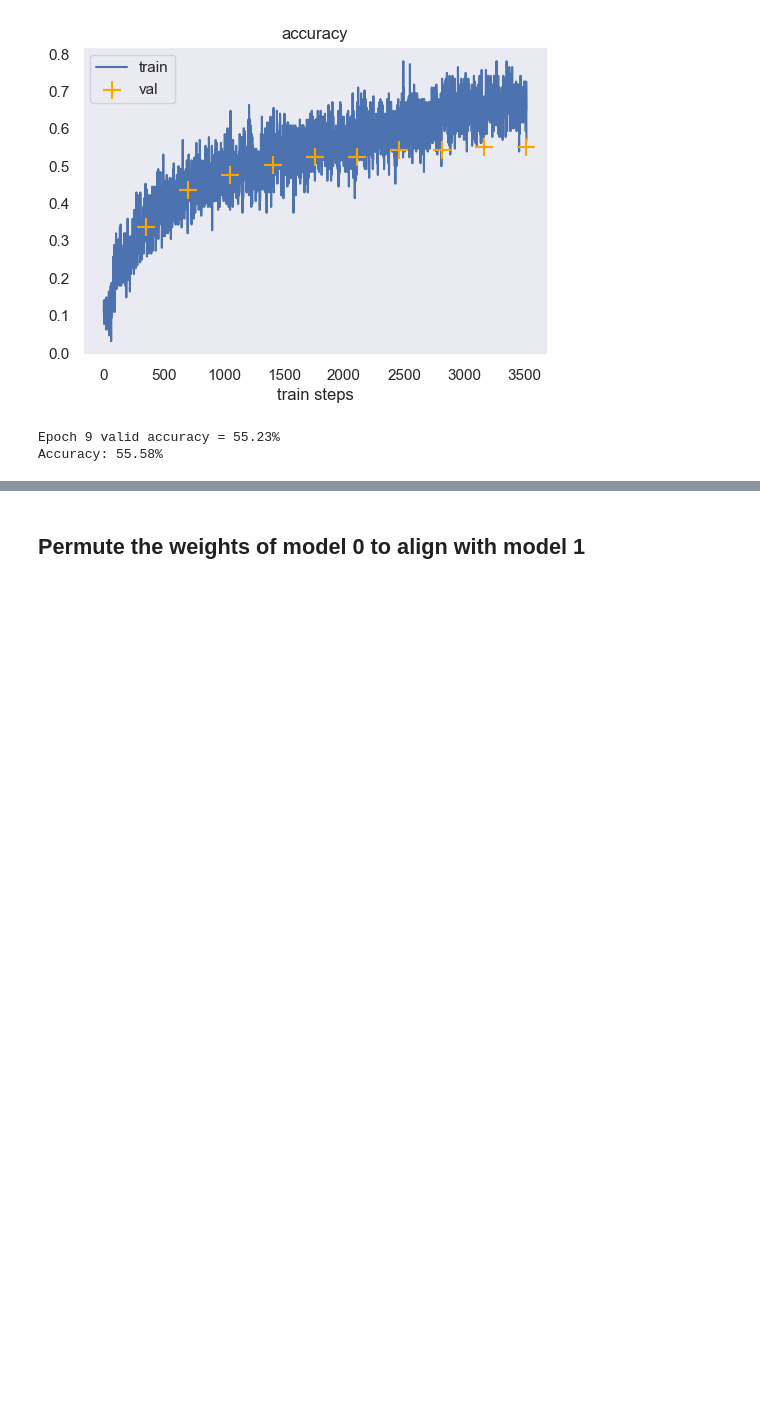
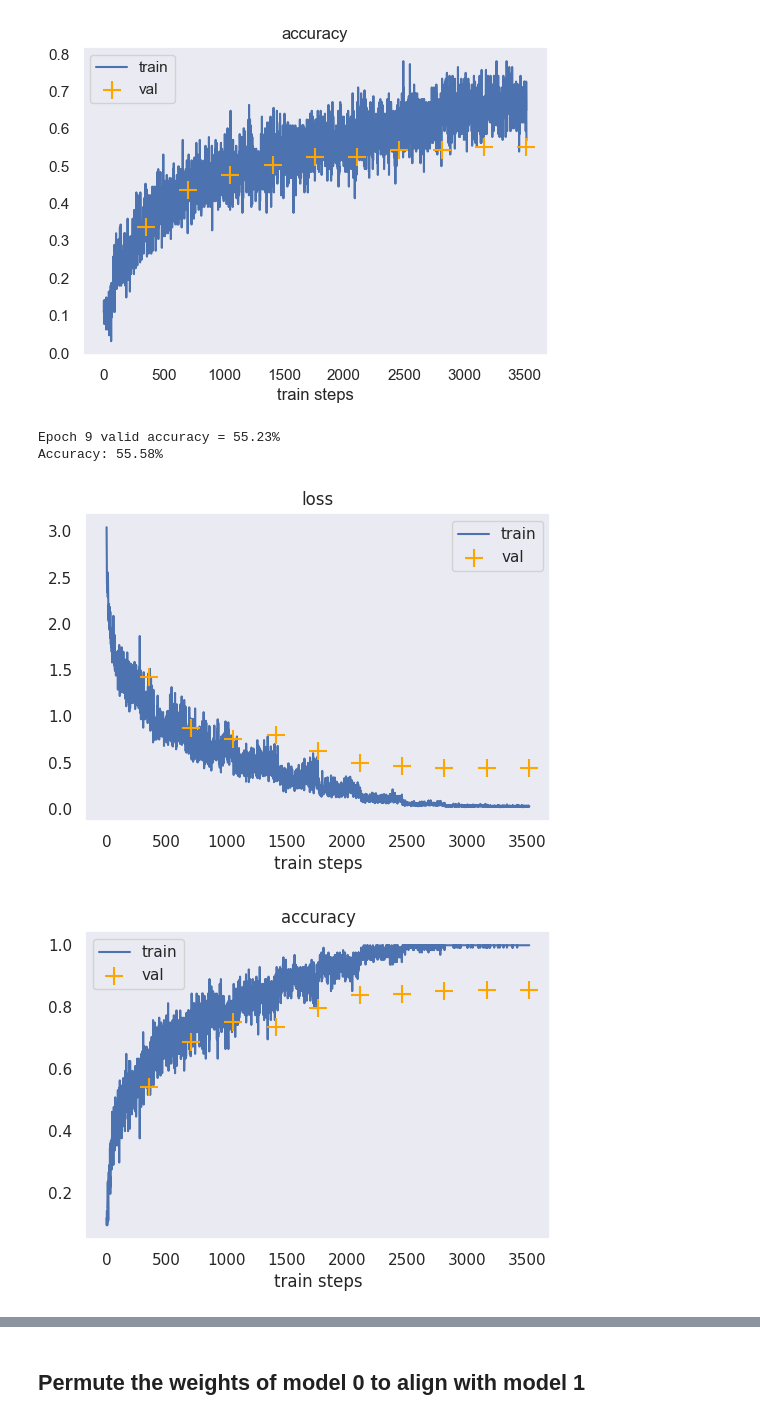
Before and after one commit to xiyori/lmc, a Jupyter notebook: notebooks/mlp_matching.ipynb, the cells around one changed output, grey strips where cells are left out. Saved outputs shown, nothing was run; the diff lists cells and outputs as text; code cells hidden in the pictures; blank space fills up the shorter version.

```diff
--- a/notebooks/mlp_matching.ipynb
+++ b/notebooks/mlp_matching.ipynb
@@ -472,0 +477,22 @@ Accuracy: 55.58%
+# %%
+set_random_seed(42)
+
+lr = 1e-2
+num_epochs = 10
+
+model0 = ConvNetDepth(config)
+model0.to(device)
+optim = torch.optim.SGD(model0.parameters(), lr=lr, momentum=0.9, weight_decay=5e-4)
+scheduler = torch.optim.lr_scheduler.OneCycleLR(optim, **{
+    "steps_per_epoch": len(trainloader),
+    "epochs": num_epochs,
+    "anneal_strategy": "cos",
+    "max_lr": lr,
+    "pct_start": 0.1
+})
+
+train(num_epochs, model0, optim, scheduler)
+torch.save(model0.state_dict(), checkpoint_dir + "/cifar_conv0.pth")
+# %% [output]
+[figure, added]
+[figure, added]
```
Also changed, not shown: parts of 58 cells of this notebook, 6 other files.
